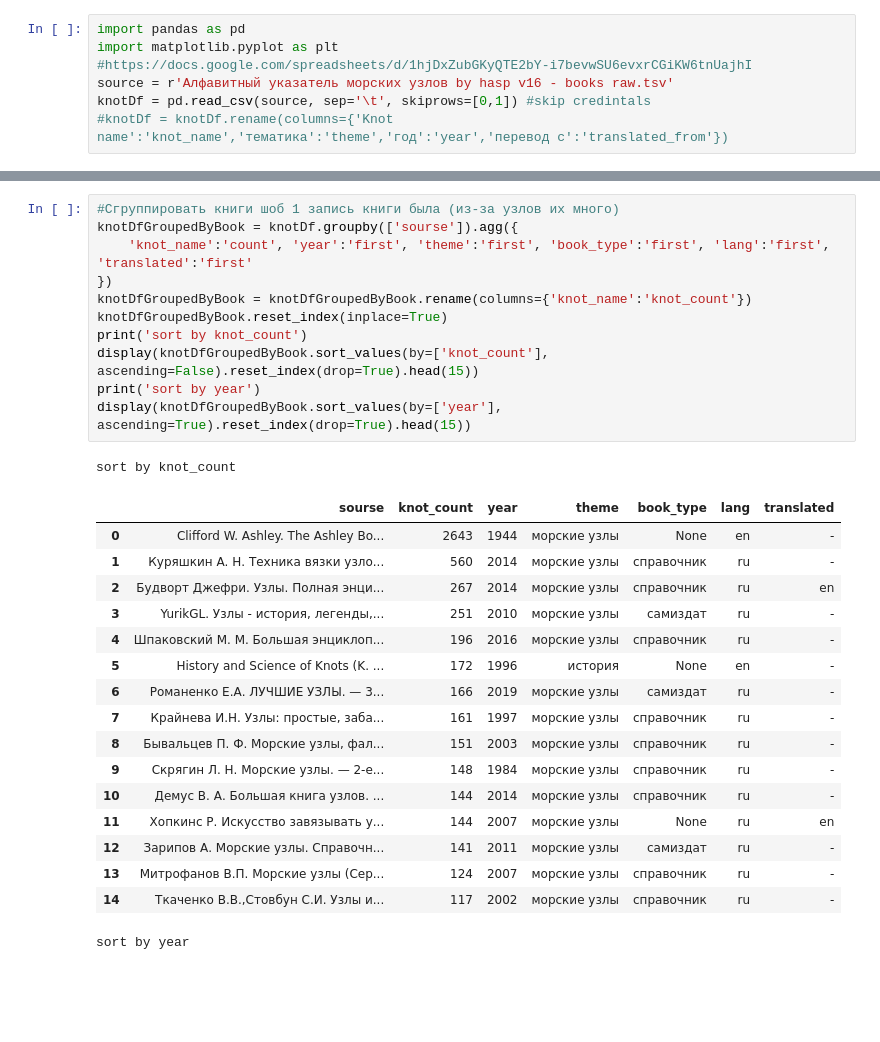
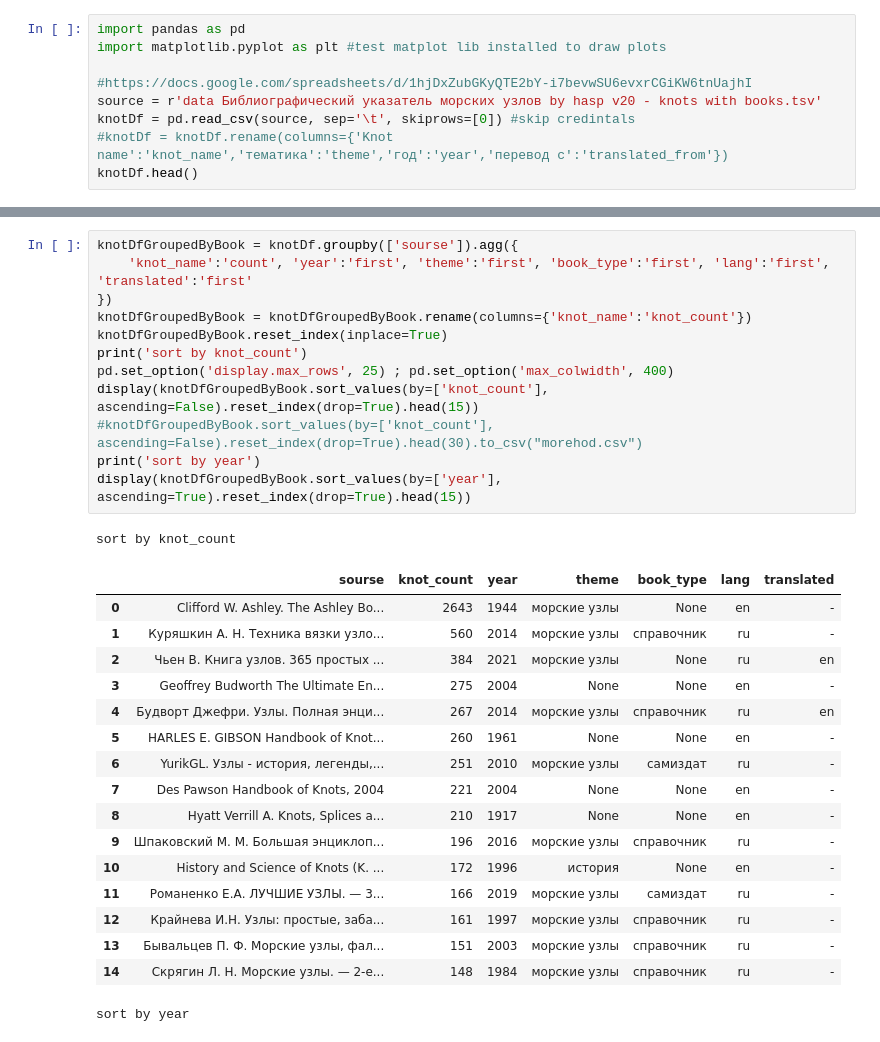
Before and after one commit to Zaripov/knot-sources-analise, a Jupyter notebook: knot sources analise.ipynb, the cells around one changed output, grey strips where cells are left out. Cells and saved outputs as stored; diff of their text form; blank space fills up the shorter version.

```diff
--- a/knot sources analise.ipynb
+++ b/knot sources analise.ipynb
@@ -3,7 +3,9 @@
 # %%
 import pandas as pd
-import matplotlib.pyplot as plt
+import matplotlib.pyplot as plt #test matplot lib installed to draw plots
+
 #https://docs.google.com/spreadsheets/d/1hjDxZubGKyQTE2bY-i7bevwSU6evxrCGiKW6tnUajhI
-source = r'Алфавитный указатель морских узлов by hasp v16 - books raw.tsv'
-knotDf = pd.read_csv(source, sep='\t', skiprows=[0,1]) #skip credintals
+source = r'data Библиографический указатель морских узлов by hasp v20 - knots with books.tsv'
+knotDf = pd.read_csv(source, sep='\t', skiprows=[0]) #skip credintals
 #knotDf = knotDf.rename(columns={'Knot name':'knot_name','тематика':'theme','год':'year','перевод с':'translated_from'})
+knotDf.head()
@@ -50,31 +72,32 @@ knotDf.head()
 # %%
-#Сгруппировать книги шоб 1 запись книги была (из-за узлов их много)
 knotDfGroupedByBook = knotDf.groupby(['sourse']).agg({
     'knot_name':'count', 'year':'first', 'theme':'first', 'book_type':'first', 'lang':'first', 'translated':'first'
 })
 knotDfGroupedByBook = knotDfGroupedByBook.rename(columns={'knot_name':'knot_count'})
 knotDfGroupedByBook.reset_index(inplace=True)
 print('sort by knot_count')
+pd.set_option('display.max_rows', 25) ; pd.set_option('max_colwidth', 400)
 display(knotDfGroupedByBook.sort_values(by=['knot_count'], ascending=False).reset_index(drop=True).head(15))
+#knotDfGroupedByBook.sort_values(by=['knot_count'], ascending=False).reset_index(drop=True).head(30).to_csv("morehod.csv")
 print('sort by year')
 display(knotDfGroupedByBook.sort_values(by=['year'], ascending=True).reset_index(drop=True).head(15))
 # %% [output]
 sort by knot_count
 |  | sourse | knot_count | year | theme | book_type | lang | translated |
 | 0 | Clifford W. Ashley. The Ashley Bo... | 2643 | 1944 | морские узлы | None | en | - |
 | 1 | Куряшкин А. Н. Техника вязки узло... | 560 | 2014 | морские узлы | справочник | ru | - |
-| 2 | Будворт Джефри. Узлы. Полная энци... | 267 | 2014 | морские узлы | справочник | ru | en |
-| 3 | YurikGL. Узлы - история, легенды,... | 251 | 2010 | морские узлы | самиздат | ru | - |
-| 4 | Шпаковский М. М. Большая энциклоп... | 196 | 2016 | морские узлы | справочник | ru | - |
-| 5 | History and Science of Knots (K. ... | 172 | 1996 | история | None | en | - |
-| 6 | Романенко‌ Е.А. ‌ЛУЧШИЕ УЗЛЫ. — 3... | 166 | 2019 | морские узлы | самиздат | ru | - |
-| 7 | Крайнева И.Н. Узлы: простые, заба... | 161 | 1997 | морские узлы | справочник | ru | - |
-| 8 | Бывальцев П. Ф. Морские узлы, фал... | 151 | 2003 | морские узлы | справочник | ru | - |
-| 9 | Скрягин Л. Н. Морские узлы. — 2-е... | 148 | 1984 | морские узлы | справочник | ru | - |
-| 10 | Демус В. А. Большая книга узлов. ... | 144 | 2014 | морские узлы | справочник | ru | - |
-| 11 | Хопкинс Р. Искусство завязывать у... | 144 | 2007 | морские узлы | None | ru | en |
-| 12 | Зарипов А. Морские узлы. Справочн... | 141 | 2011 | морские узлы | самиздат | ru | - |
-| 13 | Митрофанов В.П. Морские узлы (Сер... | 124 | 2007 | морские узлы | справочник | ru | - |
-| 14 | Ткаченко В.В.,Стовбун С.И. Узлы и... | 117 | 2002 | морские узлы | справочник | ru | - |
+| 2 | Чьен В. Книга узлов. 365 простых ... | 384 | 2021 | морские узлы | None | ru | en |
+| 3 | Geoffrey Budworth The Ultimate En... | 275 | 2004 | None | None | en | - |
+| 4 | Будворт Джефри. Узлы. Полная энци... | 267 | 2014 | морские узлы | справочник | ru | en |
+| 5 | HARLES E. GIBSON Handbook of Knot... | 260 | 1961 | None | None | en | - |
+| 6 | YurikGL. Узлы - история, легенды,... | 251 | 2010 | морские узлы | самиздат | ru | - |
+| 7 | Des Pawson Handbook of Knots, 2004 | 221 | 2004 | None | None | en | - |
+| 8 | Hyatt Verrill A. Knots, Splices a... | 210 | 1917 | None | None | en | - |
+| 9 | Шпаковский М. М. Большая энциклоп... | 196 | 2016 | морские узлы | справочник | ru | - |
+| 10 | History and Science of Knots (K. ... | 172 | 1996 | история | None | en | - |
+| 11 | Романенко‌ Е.А. ‌ЛУЧШИЕ УЗЛЫ. — 3... | 166 | 2019 | морские узлы | самиздат | ru | - |
+| 12 | Крайнева И.Н. Узлы: простые, заба... | 161 | 1997 | морские узлы | справочник | ru | - |
+| 13 | Бывальцев П. Ф. Морские узлы, фал... | 151 | 2003 | морские узлы | справочник | ru | - |
+| 14 | Скрягин Л. Н. Морские узлы. — 2-е... | 148 | 1984 | морские узлы | справочник | ru | - |
 sort by year
 |  | sourse | knot_count | year | theme | book_type | lang | translated |
```
Also changed, not shown: parts of 31 cells of this notebook, 1 other file.
